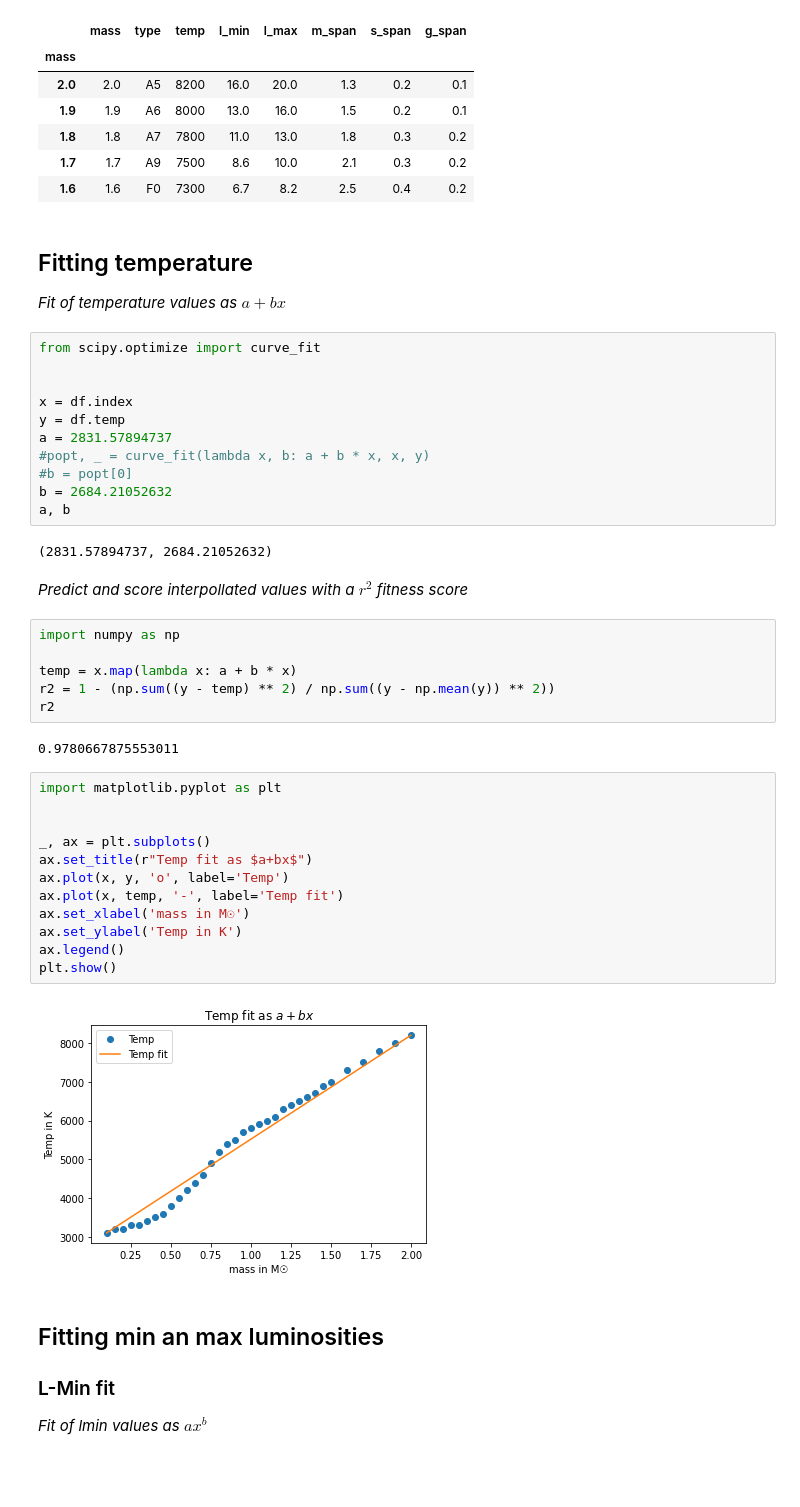
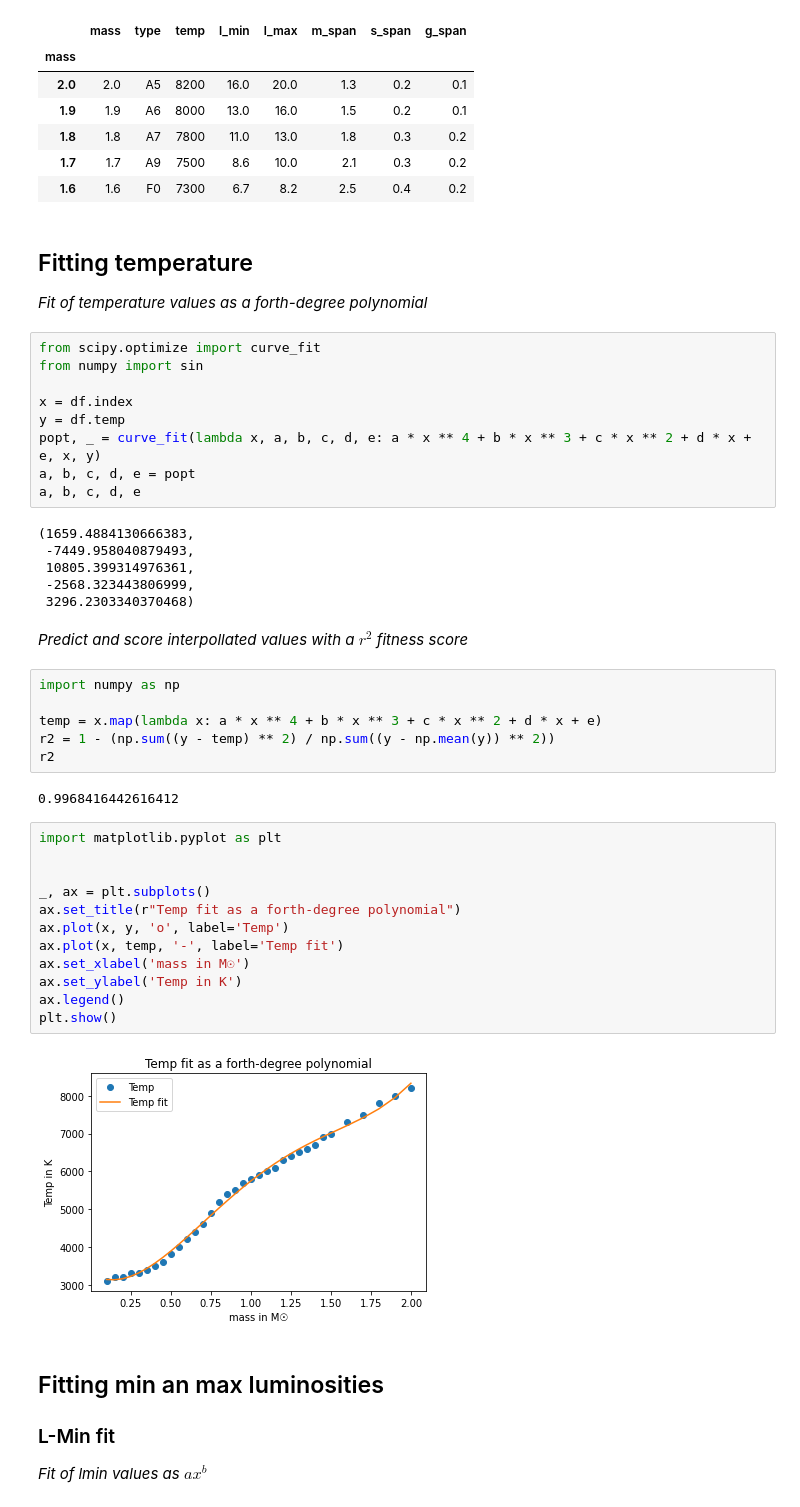
Before and after one commit to vialdj/gs4worldbuilding, a Jupyter notebook: notebooks/stellar_evolution.ipynb, the cells around one changed output. Drawn from its saved outputs; the diff is of its cells as text; blank space fills up the shorter version.

Commit message:
Fit of star temperature as a  forth-degree polynomial function of mass

```diff
--- a/notebooks/stellar_evolution.ipynb
+++ b/notebooks/stellar_evolution.ipynb
@@ -18,44 +18,46 @@ df.head()
 | 1.6 | 1.6 | F0 | 7300 | 6.7 | 8.2 | 2.5 | 0.4 | 0.2 |
 # %% [markdown]
 ## Fitting temperature
-*Fit of temperature values as $a+bx$*
+*Fit of temperature values as a forth-degree polynomial*
 # %%
 from scipy.optimize import curve_fit
-
+from numpy import sin
 
 x = df.index
 y = df.temp
-a = 2831.57894737
-#popt, _ = curve_fit(lambda x, b: a + b * x, x, y)
-#b = popt[0]
-b = 2684.21052632
-a, b
+popt, _ = curve_fit(lambda x, a, b, c, d, e: a * x ** 4 + b * x ** 3 + c * x ** 2 + d * x + e, x, y)
+a, b, c, d, e = popt
+a, b, c, d, e
 # %% [output]
-(2831.57894737, 2684.21052632)
+(1659.4884130666383,
+ -7449.958040879493,
+ 10805.399314976361,
+ -2568.323443806999,
+ 3296.2303340370468)
 # %% [markdown]
 *Predict and score interpollated values with a $r^2$ fitness score*
 # %%
 import numpy as np
 
-temp = x.map(lambda x: a + b * x)
+temp = x.map(lambda x: a * x ** 4 + b * x ** 3 + c * x ** 2 + d * x + e)
 r2 = 1 - (np.sum((y - temp) ** 2) / np.sum((y - np.mean(y)) ** 2))
 r2
 # %% [output]
-0.9780667875553011
+0.9968416442616412
 # %%
 import matplotlib.pyplot as plt
 
 
 _, ax = plt.subplots()
-ax.set_title(r"Temp fit as $a+bx$")
+ax.set_title(r"Temp fit as a forth-degree polynomial")
 ax.plot(x, y, 'o', label='Temp')
 ax.plot(x, temp, '-', label='Temp fit')
 ax.set_xlabel('mass in M☉')
 ax.set_ylabel('Temp in K')
 ax.legend()
 plt.show()
 # %% [output]
-[figure, old version]
+[figure, new version]
 # %% [markdown]
 ## Fitting min an max luminosities
 ### L-Min fit
```
Also changed, not shown: 1 other file.
